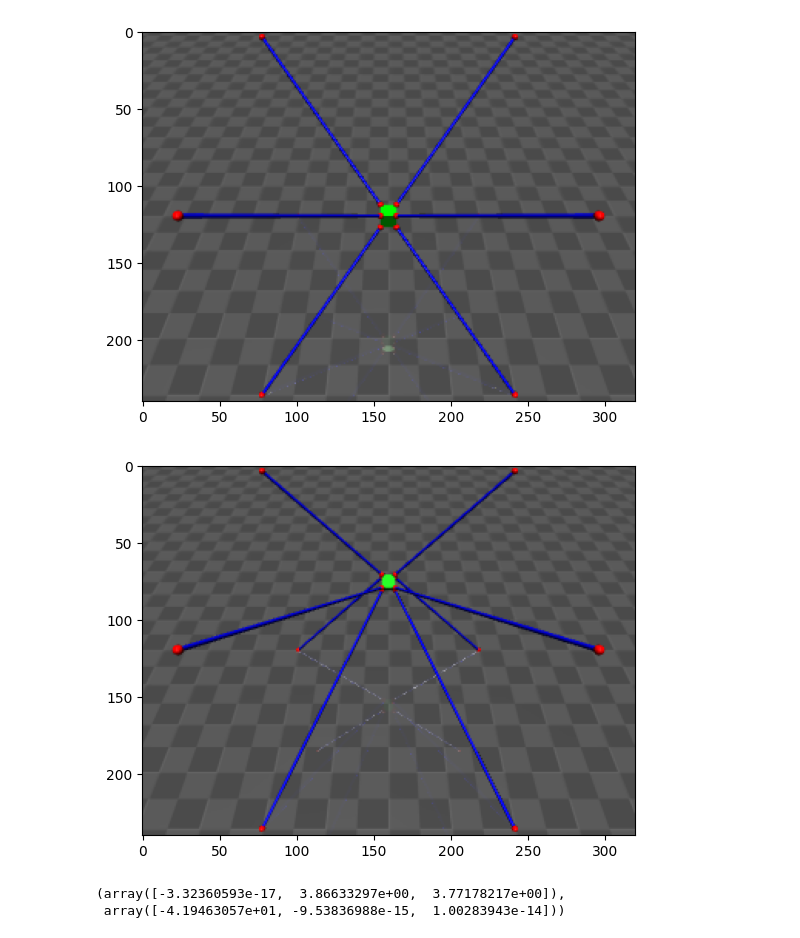
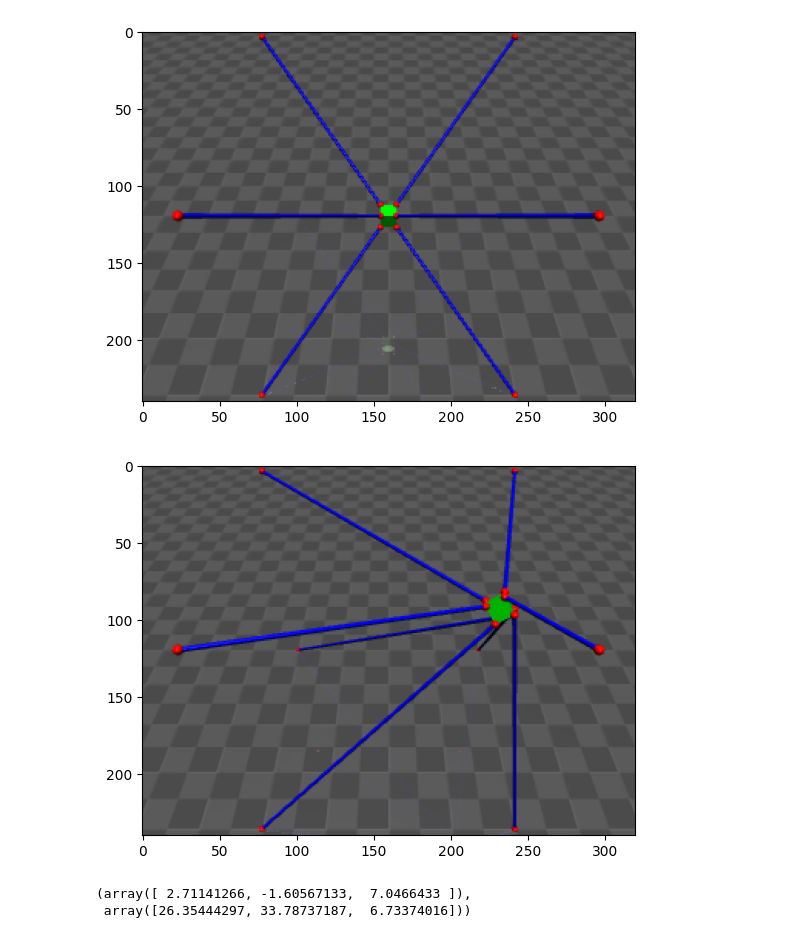
Before and after one commit to Yang51st/Mujoco-CDPR-Simulator, a Jupyter notebook: cdpr_sketches.ipynb, the cells around one changed output. Saved outputs shown, nothing was run; the diff lists cells and outputs as text; code cells hidden in the pictures.

Commit message:
Added circular path creation function to observe motion.

```diff
--- a/cdpr_sketches.ipynb
+++ b/cdpr_sketches.ipynb
@@ -16,35 +16,45 @@ plt.imshow(render)
 plt.show()
 # %% [output]
 [figure]
+# %%
+def circle_path(theta, radius, height):
+    return np.array([radius*np.cos(theta), radius*np.sin(theta), height])
 # %%
 import time
 from IPython import display
 %matplotlib inline
 
 #Controls 0 to 7 inclusive control cable tendons 0 to 7 inclusive.
 #Every mujoco simulation step moves forward by 0.002 seconds by default.
 
-desired_position=[0,machine_frame_width/2,machine_frame_height/2]
+desired_position=[0,0,machine_frame_height/2]
 desired_orientation=[0,0,0]
 
+real_time=False
 wal_start_time= time.time()
 sim_start_time = cdpr_data.time
 for _ in range(int(10/cdpr_model.opt.timestep)+1):
-    cdpr_data.ctrl=inverse_kinematics(target_xyz=desired_position, target_orientation=desired_orientation)
+    cdpr_data.ctrl=inverse_kinematics(target_xyz=circle_path(_/100,machine_frame_length/3,_/5000*machine_frame_height),
+                                      target_orientation=desired_orientation)
     mj.mj_step(cdpr_model, cdpr_data)
-    if (time.time() - wal_start_time)<(cdpr_data.time-sim_start_time):
-        renderer.update_scene(cdpr_data, camera="main_camera")
-        render=renderer.render()
-        plt.imshow(render)
-        display.display(plt.gcf())
-        display.clear_output(wait=True)
+    if real_time:
+        if (time.time() - wal_start_time)>=(cdpr_data.time-sim_start_time):
+            continue
+    else:
+        if _%100!=0:
+            continue
+    renderer.update_scene(cdpr_data, camera="main_camera")
+    render=renderer.render()
+    plt.imshow(render)
+    display.display(plt.gcf())
+    display.clear_output(wait=True)
 # %% [output]
-[figure, old version]
+[figure, new version]
 # %%
 actual_ee_rot_mat=np.stack([cdpr_data.sensor("end_effector_xv").data, cdpr_data.sensor("end_effector_yv").data, cdpr_data.sensor("end_effector_zv").data])
 actual_ee_axis_angles=R.from_matrix(actual_ee_rot_mat).as_rotvec(degrees=True)
 actual_ee_position=cdpr_data.sensor("end_effector_position").data
 actual_ee_position, actual_ee_axis_angles
 # %% [output]
-(array([-3.32360593e-17,  3.86633297e+00,  3.77178217e+00]),
- array([-4.19463057e+01, -9.53836988e-15,  1.00283943e-14]))
+(array([ 2.71141266, -1.60567133,  7.0466433 ]),
+ array([26.35444297, 33.78737187,  6.73374016]))
```
